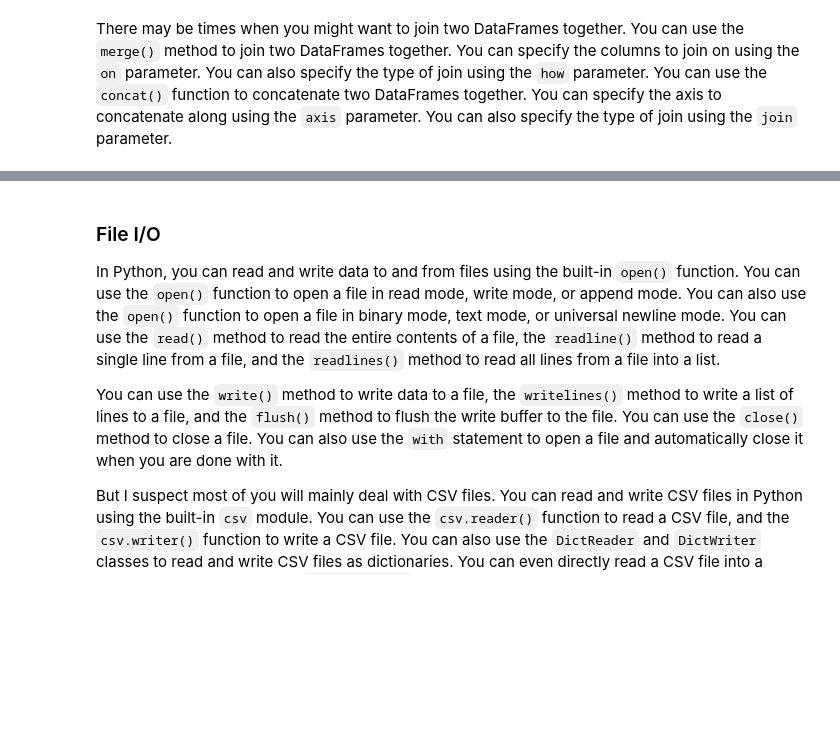
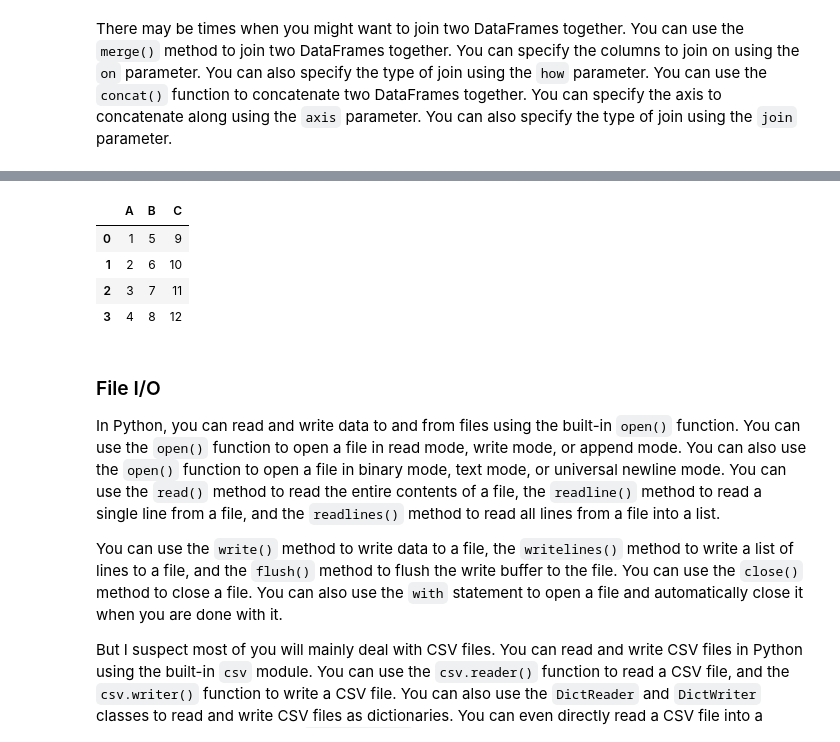
Before and after one commit to seinjonetan/mfre_workshop, a Jupyter notebook: python/python_2024/py_intro.ipynb, the cells around one changed output, grey strips where cells are left out. Drawn from its saved outputs; the diff is of its cells as text; code cells hidden in the pictures; blank space fills up the shorter version.

Commit message:
feat: added short section on reshaping and missing data

```diff
--- a/python/python_2024/py_intro.ipynb
+++ b/python/python_2024/py_intro.ipynb
@@ -544,3 +569,29 @@ df4
+# %%
+# Create a dataframe with missing values
+data = {'A': [1, 2, 3, 4], 'B': [5, 6, None, 8], 'C': [9, 10, 11, 12]}
+df = pd.DataFrame(data)
+
+# Fill missing values with the mean of the column
+df.fillna(df.mean(), inplace=True)
+df
+
+# Drop rows with missing values
+df.dropna(inplace=True)
+df
+
+# Create a dataframe with duplicate rows
+data = {'A': [1, 2, 3, 4, 1], 'B': [5, 6, 7, 8, 5], 'C': [9, 10, 11, 12, 9]}
+df = pd.DataFrame(data)
+
+# Drop duplicate rows
+df.drop_duplicates(inplace=True)
+df
+# %% [output]
+|  | A | B | C |
+| 0 | 1 | 5 | 9 |
+| 1 | 2 | 6 | 10 |
+| 2 | 3 | 7 | 11 |
+| 3 | 4 | 8 | 12 |
 # %% [markdown]
 ### File I/O
 
```
Also changed, not shown: parts of 9 cells of this notebook.
